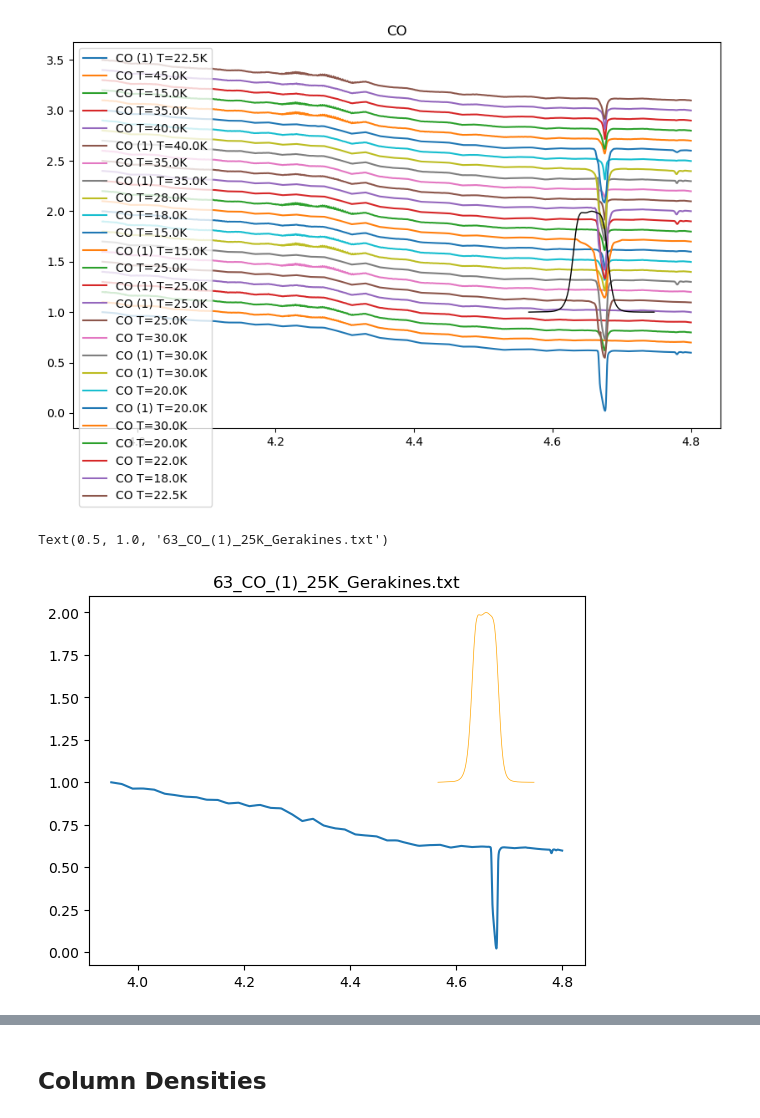
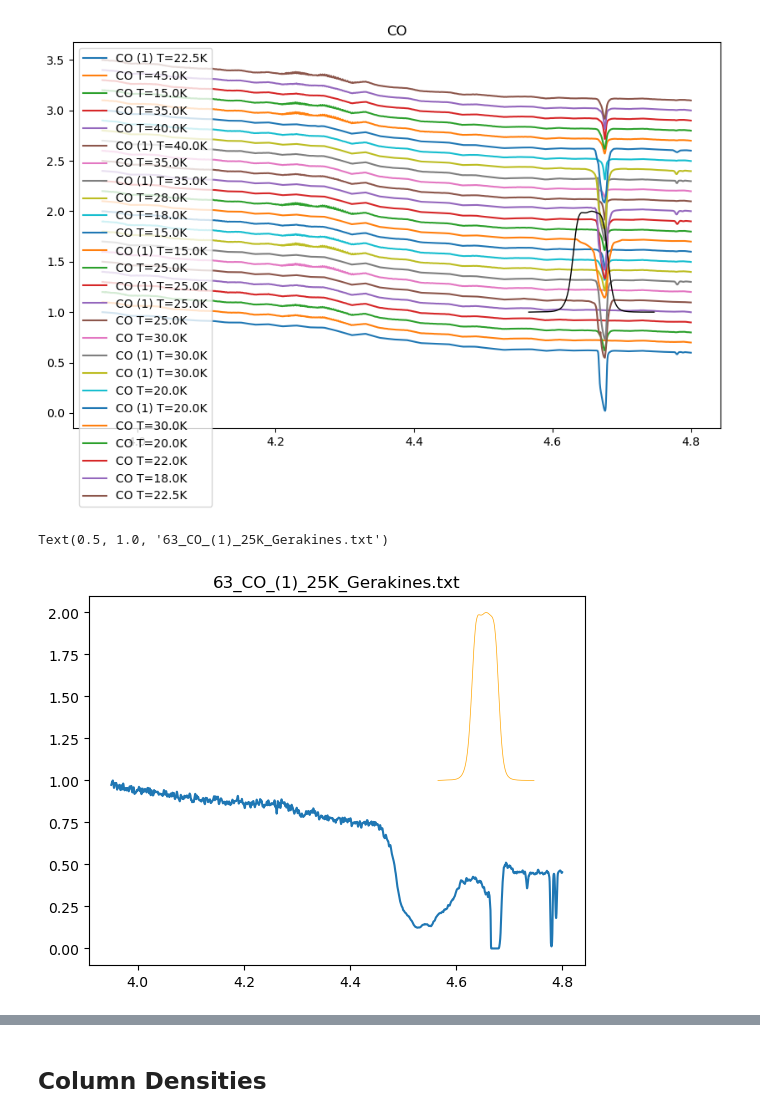
Before and after one commit to SpacialTree/lactea-filament, a Jupyter notebook: lactea-filament/notebooks/filament_other_ices.ipynb, the cells around one changed output, grey strips where cells are left out. Cells and saved outputs as stored; diff of their text form; code cells hidden in the pictures.

```diff
--- a/lactea-filament/notebooks/filament_other_ices.ipynb
+++ b/lactea-filament/notebooks/filament_other_ices.ipynb
@@ -117,26 +161,27 @@ plt.title('CO')
 Text(0.5, 1.0, 'CO')
 [figure]
 # %%
+lis = co_map.list_consts_files('_CO_', verbose=False)
 consts_file = lis[0].split('/')[-1] #'22_HCN (1)_95K_Dello.txt'
 
 filterid = 'JWST/NIRCam.F466N'
 xarr = np.linspace(filter_data.loc[filterid]['WavelengthMin'] * u.AA,
                    filter_data.loc[filterid]['WavelengthMax'] * u.AA,
                    1000)
 xarr = np.linspace(3.95*u.um, 4.8*u.um, 5000)
 phx4000 = atmo_model(4000, xarr=xarr)
 consts = read_ocdb_file(f'{optical_constants_cache_dir}/{consts_file}')
-molwt = composition_to_molweight(consts.meta['composition'])*u.Da
+molwt = composition_to_molweight(consts.meta['composition'])
 
-aspec = absorbed_spectrum(1e18*u.cm**-2, consts, spectrum=phx4000['fnu'], xarr=xarr, molecular_weight=molwt)
+aspec = absorbed_spectrum(1e20*u.cm**-2, consts, spectrum=phx4000['fnu'], xarr=xarr, molecular_weight=molwt)
 plt.plot(xarr.to(u.um), aspec / aspec.max())
 
 trans = SvoFps.get_transmission_data(filterid)
 plt.plot(trans['Wavelength'].quantity.to(u.um),
         trans['Transmission'].value/trans['Transmission'].value.max() + 1,
         linewidth=0.5,
         color='orange')
 plt.title(consts_file)
 # %% [output]
 Text(0.5, 1.0, '63_CO_(1)_25K_Gerakines.txt')
-[figure, old version]
+[figure, new version]
```
Also changed, not shown: parts of 28 cells of this notebook.
